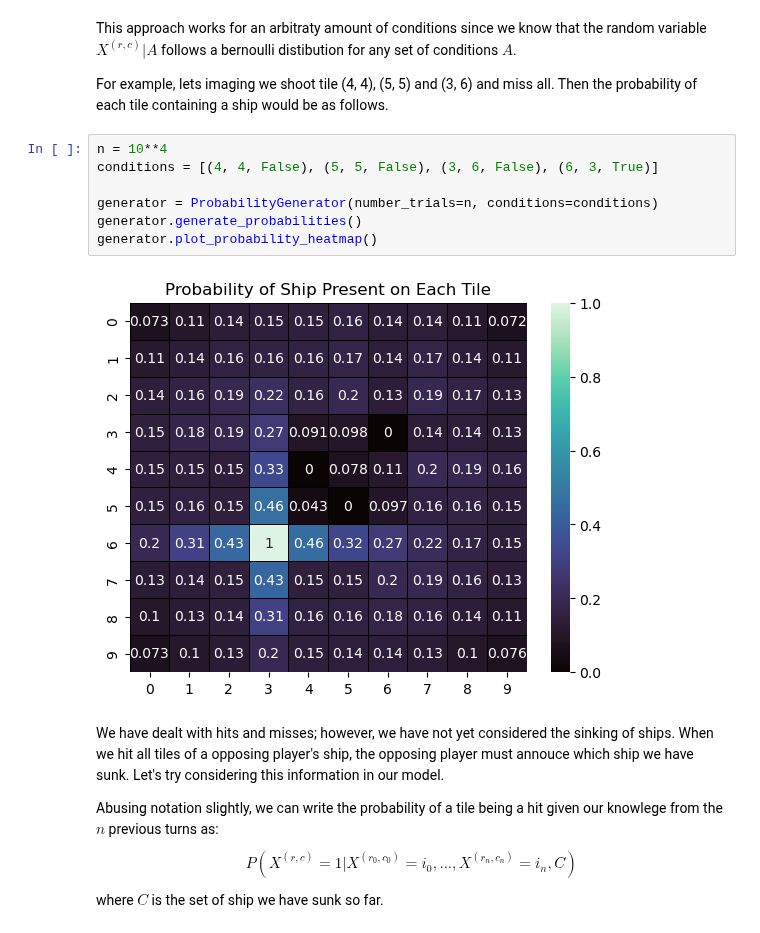
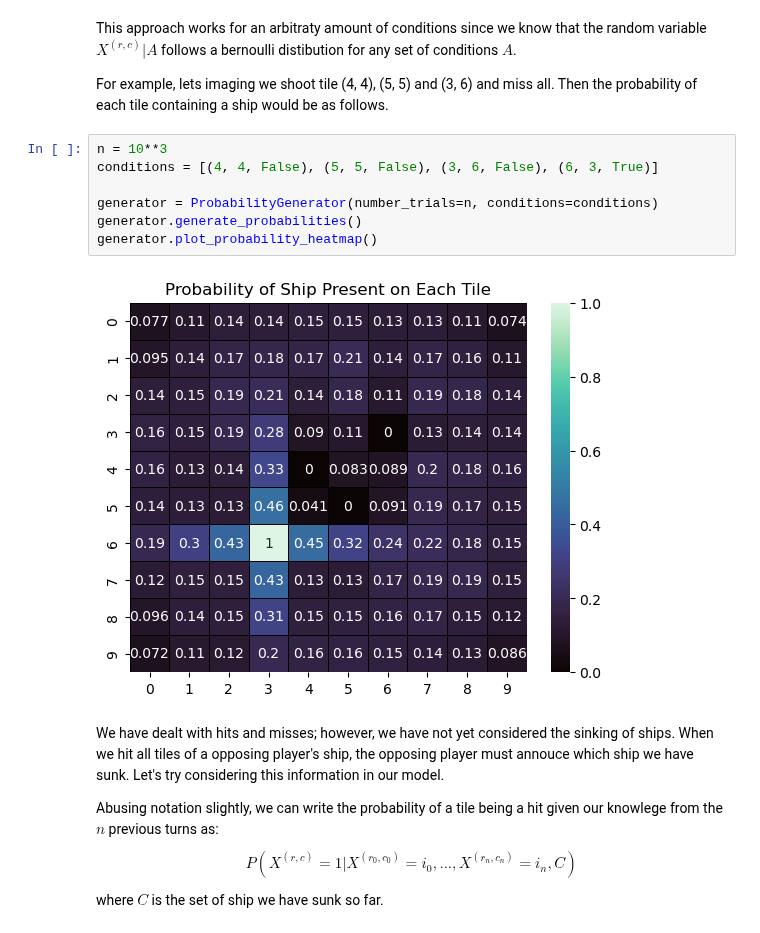
Before and after one commit to damienbose/battleship_analysis, a Jupyter notebook: battleship.ipynb, the cells around one changed output. Cells and saved outputs as stored; diff of their text form.

```diff
--- a/battleship.ipynb
+++ b/battleship.ipynb
@@ -209,14 +209,14 @@ This approach works for an arbitraty amount of conditions since we know that the
 
 For example, lets imaging we shoot tile (4, 4), (5, 5) and (3, 6) and miss all. Then the probability of each tile containing a ship would be as follows.
 # %%
-n = 10**4
+n = 10**3
 conditions = [(4, 4, False), (5, 5, False), (3, 6, False), (6, 3, True)]
 
 generator = ProbabilityGenerator(number_trials=n, conditions=conditions)
 generator.generate_probabilities()
 generator.plot_probability_heatmap()
 # %% [output]
-[figure, old version]
+[figure, new version]
 # %% [markdown]
 We have dealt with hits and misses; however, we have not yet considered the sinking of ships. When we hit all tiles of a opposing player's ship, the opposing player must annouce which ship we have sunk. Let's try considering this information in our model.
 
```
Also changed, not shown: parts of 4 cells of this notebook.
